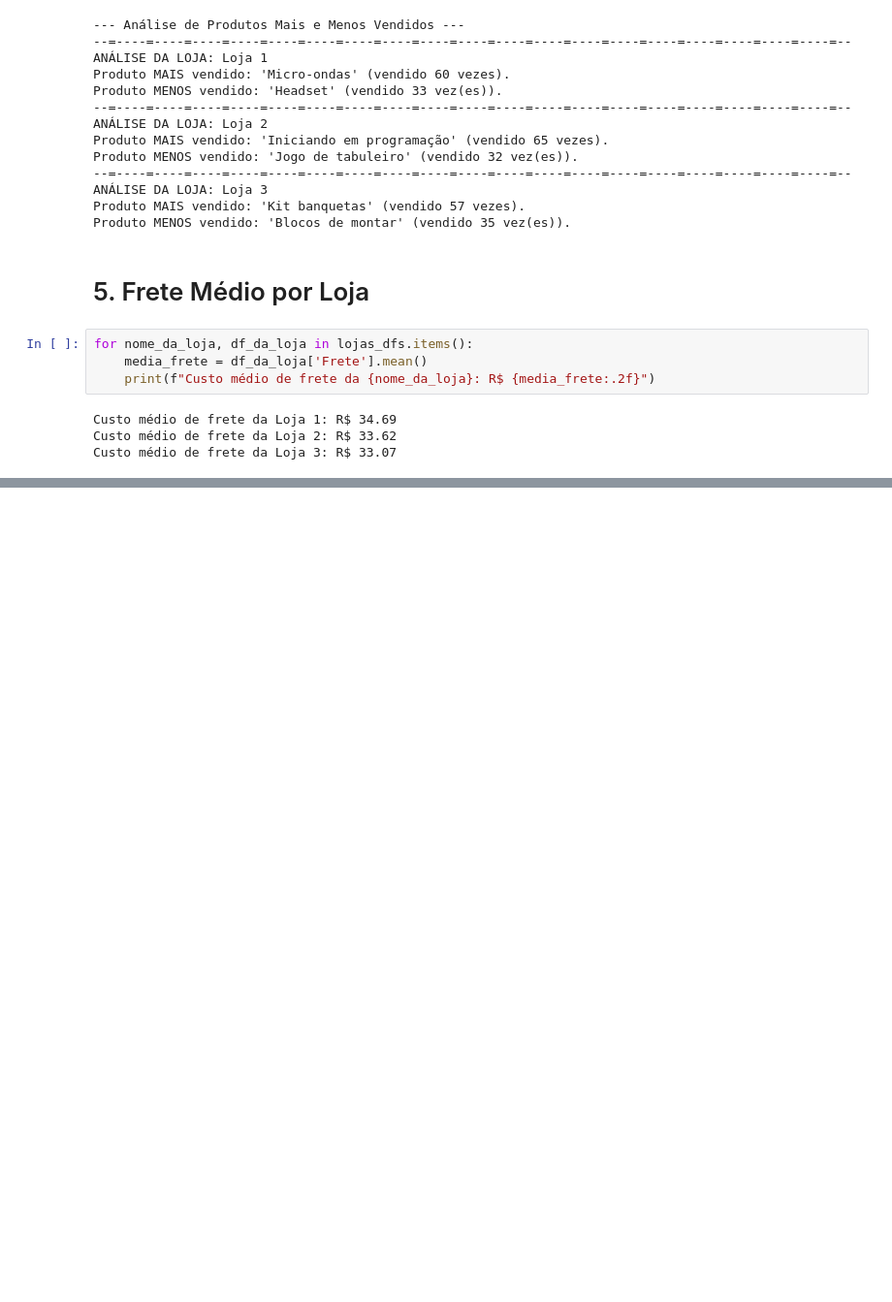
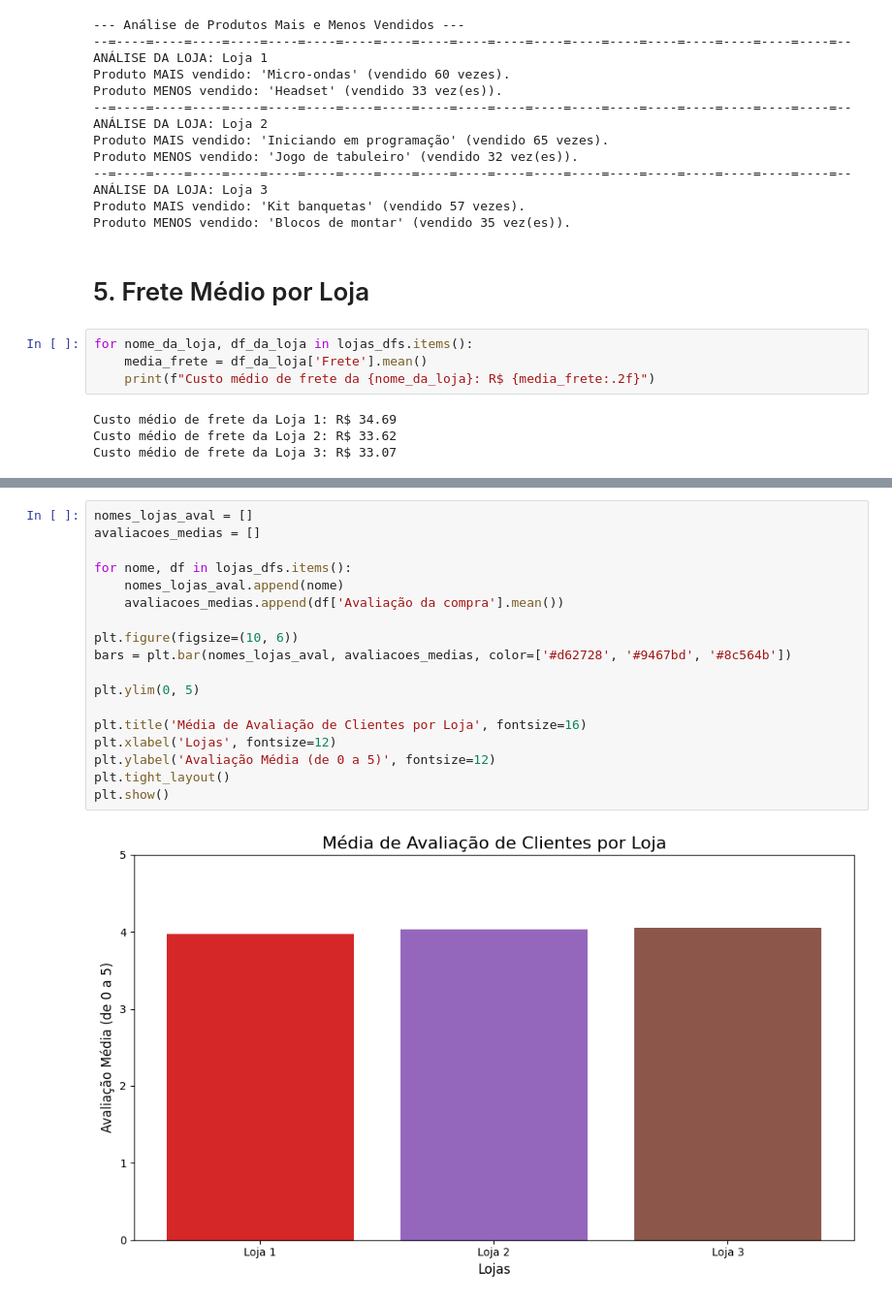
Before and after one commit to Polyanat59/AluraStore, a Jupyter notebook: AluraStore.ipynb, the cells around one changed output, grey strips where cells are left out. Shown at 97% size. Drawn from its saved outputs; the diff is of its cells as text; blank space fills up the shorter version.

```diff
--- a/AluraStore.ipynb
+++ b/AluraStore.ipynb
@@ -120,0 +166,20 @@ Custo médio de frete da Loja 3: R$ 33.07
+# %%
+nomes_lojas_aval = []
+avaliacoes_medias = []
+
+for nome, df in lojas_dfs.items():
+    nomes_lojas_aval.append(nome)
+    avaliacoes_medias.append(df['Avaliação da compra'].mean())
+
+plt.figure(figsize=(10, 6))
+bars = plt.bar(nomes_lojas_aval, avaliacoes_medias, color=['#d62728', '#9467bd', '#8c564b'])
+
+plt.ylim(0, 5)
+
+plt.title('Média de Avaliação de Clientes por Loja', fontsize=16)
+plt.xlabel('Lojas', fontsize=12)
+plt.ylabel('Avaliação Média (de 0 a 5)', fontsize=12)
+plt.tight_layout()
+plt.show()
+# %% [output]
+[figure, added]
```
Also changed, not shown: parts of 3 cells of this notebook.
